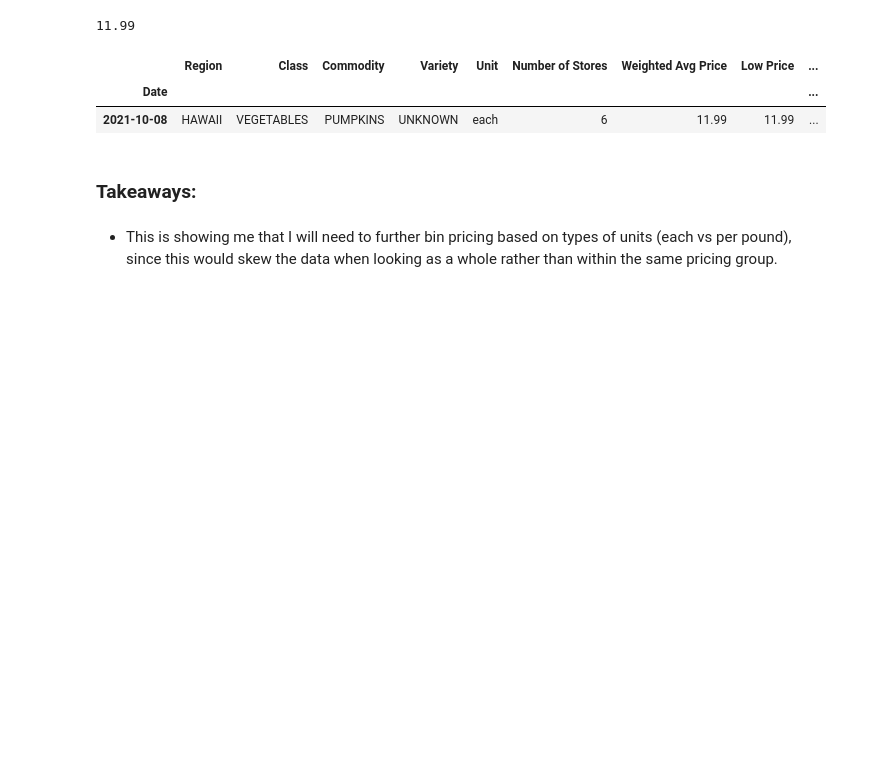
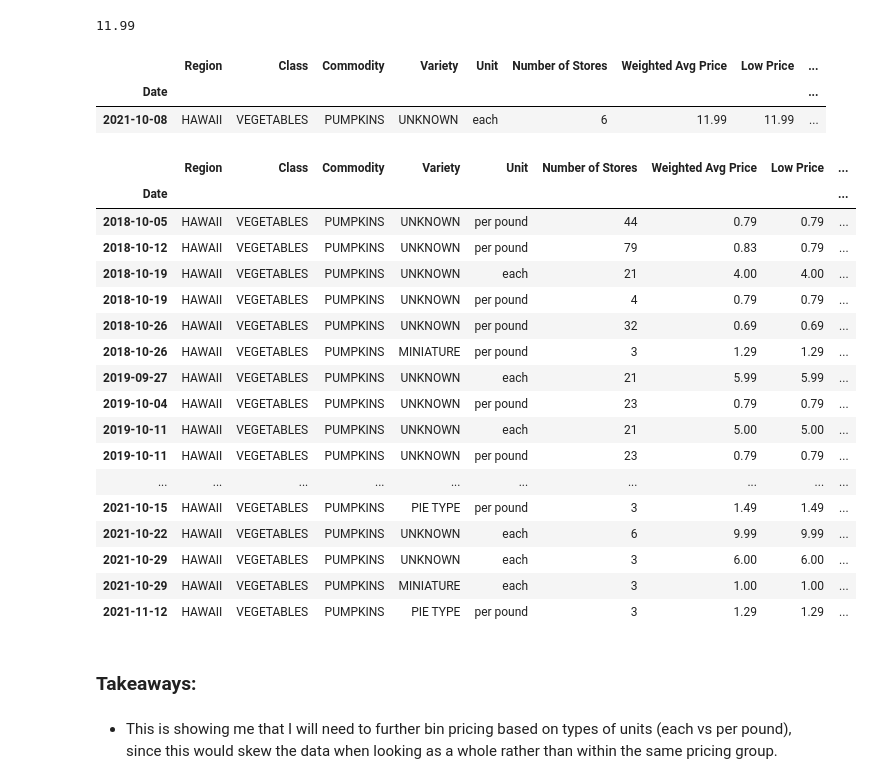
Before and after one commit to jeneyring/Pumpkin_season, a Jupyter notebook: Explore.ipynb, the cells around one changed output. Saved outputs shown, nothing was run; the diff lists cells and outputs as text; code cells hidden in the pictures; blank space fills up the shorter version.

Commit message:
exploring more pumpkins

```diff
--- a/Explore.ipynb
+++ b/Explore.ipynb
@@ -185,6 +187,28 @@ df[df['Weighted Avg Price'] == 11.99]
 |  | Region | Class | Commodity | Variety | Unit | Number of Stores | Weighted Avg Price | Low Price | ... |
 | Date |  |  |  |  |  |  |  |  | ... |
 | 2021-10-08 | HAWAII | VEGETABLES | PUMPKINS | UNKNOWN | each | 6 | 11.99 | 11.99 | ... |
+# %%
+#and in previous years in Hawaii?
+df[df['Region'] == 'HAWAII']
+# %% [output]
+|  | Region | Class | Commodity | Variety | Unit | Number of Stores | Weighted Avg Price | Low Price | ... |
+| Date |  |  |  |  |  |  |  |  | ... |
+| 2018-10-05 | HAWAII | VEGETABLES | PUMPKINS | UNKNOWN | per pound | 44 | 0.79 | 0.79 | ... |
+| 2018-10-12 | HAWAII | VEGETABLES | PUMPKINS | UNKNOWN | per pound | 79 | 0.83 | 0.79 | ... |
+| 2018-10-19 | HAWAII | VEGETABLES | PUMPKINS | UNKNOWN | each | 21 | 4.00 | 4.00 | ... |
+| 2018-10-19 | HAWAII | VEGETABLES | PUMPKINS | UNKNOWN | per pound | 4 | 0.79 | 0.79 | ... |
+| 2018-10-26 | HAWAII | VEGETABLES | PUMPKINS | UNKNOWN | per pound | 32 | 0.69 | 0.69 | ... |
+| 2018-10-26 | HAWAII | VEGETABLES | PUMPKINS | MINIATURE | per pound | 3 | 1.29 | 1.29 | ... |
+| 2019-09-27 | HAWAII | VEGETABLES | PUMPKINS | UNKNOWN | each | 21 | 5.99 | 5.99 | ... |
+| 2019-10-04 | HAWAII | VEGETABLES | PUMPKINS | UNKNOWN | per pound | 23 | 0.79 | 0.79 | ... |
+| 2019-10-11 | HAWAII | VEGETABLES | PUMPKINS | UNKNOWN | each | 21 | 5.00 | 5.00 | ... |
+| 2019-10-11 | HAWAII | VEGETABLES | PUMPKINS | UNKNOWN | per pound | 23 | 0.79 | 0.79 | ... |
+| ... | ... | ... | ... | ... | ... | ... | ... | ... | ... |
+| 2021-10-15 | HAWAII | VEGETABLES | PUMPKINS | PIE TYPE | per pound | 3 | 1.49 | 1.49 | ... |
+| 2021-10-22 | HAWAII | VEGETABLES | PUMPKINS | UNKNOWN | each | 6 | 9.99 | 9.99 | ... |
+| 2021-10-29 | HAWAII | VEGETABLES | PUMPKINS | UNKNOWN | each | 3 | 6.00 | 6.00 | ... |
+| 2021-10-29 | HAWAII | VEGETABLES | PUMPKINS | MINIATURE | each | 3 | 1.00 | 1.00 | ... |
+| 2021-11-12 | HAWAII | VEGETABLES | PUMPKINS | PIE TYPE | per pound | 3 | 1.29 | 1.29 | ... |
 # %% [markdown]
 ### Takeaways:
 # %% [markdown]
```
Also changed, not shown: parts of 4 cells of this notebook, 1 other file.
